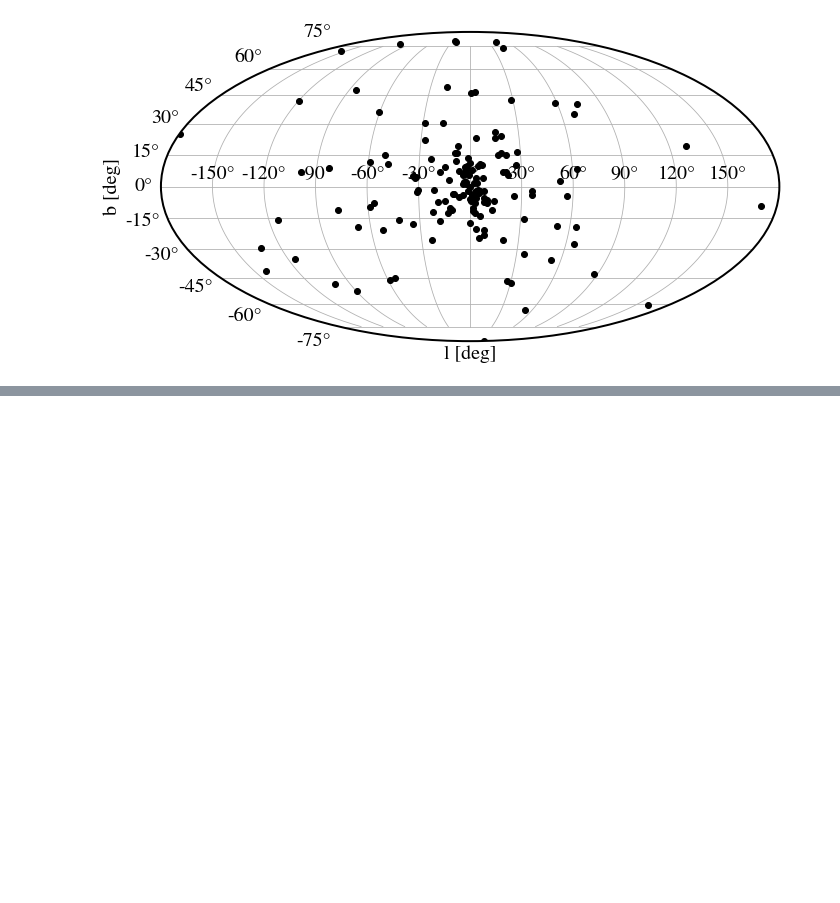
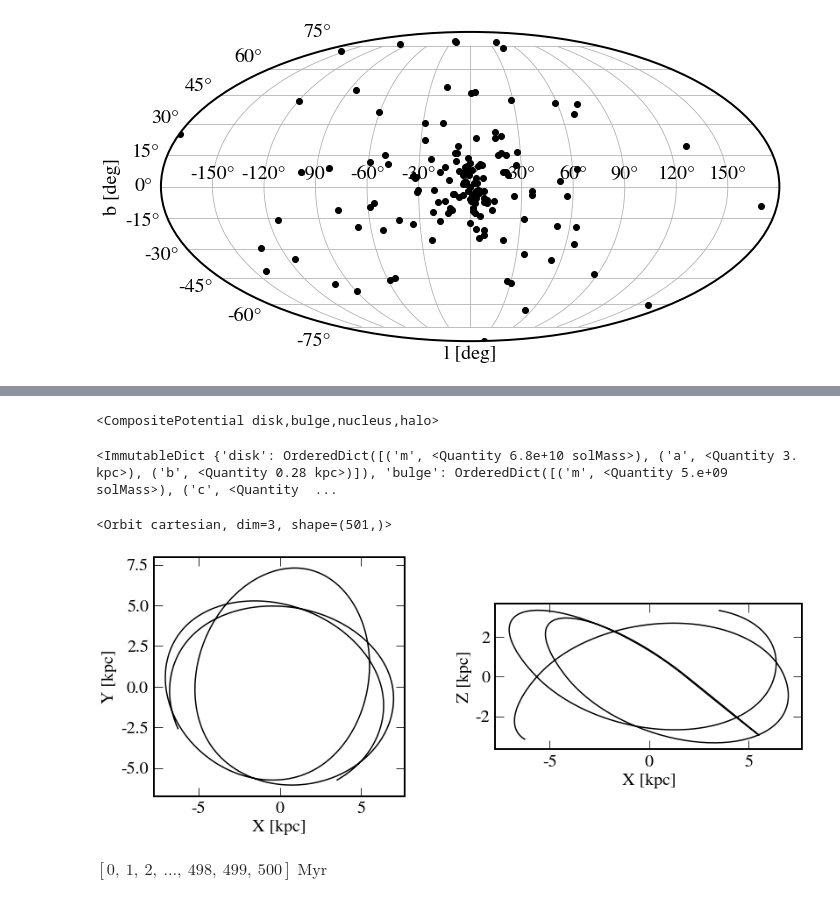
Before and after one commit to abonaca/stream_impacts, a Jupyter notebook: notebooks/plotting_globular_clusters.ipynb, the cells around one changed output, grey strips where cells are left out. Drawn from its saved outputs; the diff is of its cells as text; code cells hidden in the pictures; blank space fills up the shorter version.

Commit message:
gc orbits

```diff
--- a/notebooks/plotting_globular_clusters.ipynb
+++ b/notebooks/plotting_globular_clusters.ipynb
@@ -196,0 +249,2 @@ plt.tight_layout()
+# %%
+cg = c.transform_to(coord.Galactocentric)
@@ -196,0 +263,42 @@ plt.tight_layout()
+# %%
+ham = gp.Hamiltonian(gp.MilkyWayPotential())
+# %%
+ham.potential
+# %% [output]
+<CompositePotential disk,bulge,nucleus,halo>
+# %%
+ham.potential.parameters
+# %% [output]
+<ImmutableDict {'disk': OrderedDict([('m', <Quantity 6.8e+10 solMass>), ('a', <Quantity 3. kpc>), ('b', <Quantity 0.28 kpc>)]), 'bulge': OrderedDict([('m', <Quantity 5.e+09 solMass>), ('c', <Quantity  ...
+# %%
+w0 = gd.PhaseSpacePosition(cg[0].cartesian)
+# %%
+orbit = ham.integrate_orbit(w0, dt=1*u.Myr, n_steps=500)
+# %%
+orbit
+# %% [output]
+<Orbit cartesian, dim=3, shape=(501,)>
+# %%
+fig, ax = plt.subplots(1,2,figsize=(12,5))
+
+plt.sca(ax[0])
+plt.plot(orbit.x, orbit.y, 'k-')
+
+plt.gca().set_aspect('equal')
+plt.xlabel('X [kpc]')
+plt.ylabel('Y [kpc]')
+
+plt.sca(ax[1])
+plt.plot(orbit.x, orbit.z, 'k-')
+
+plt.gca().set_aspect('equal')
+plt.xlabel('X [kpc]')
+plt.ylabel('Z [kpc]')
+
+plt.tight_layout()
+# %% [output]
+[figure, added]
+# %%
+orbit.t
+# %% [output]
+$[0,~1,~2,~\dots,~498,~499,~500] \; \mathrm{Myr}$
```
Also changed, not shown: parts of 14 cells of this notebook.
